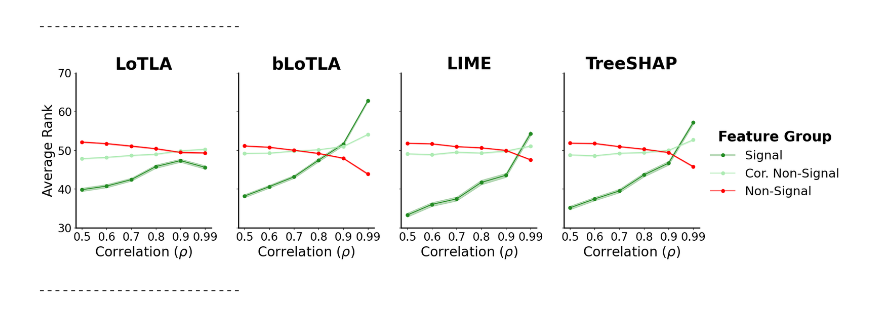
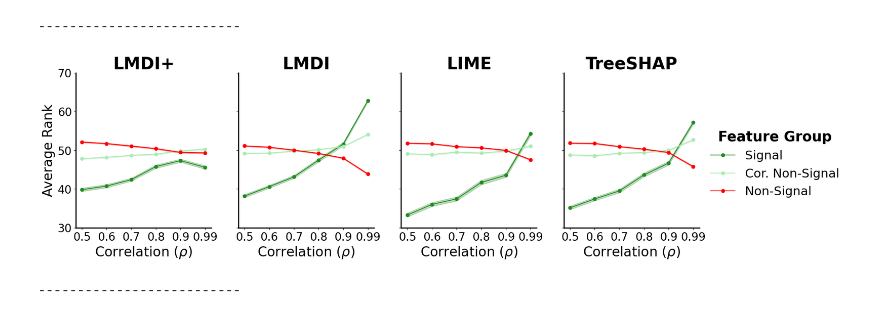
Before and after one commit to Yu-Group/imodels-experiments, a Jupyter notebook: feature_importance/correlation-bias/correlation.ipynb, the cells around one changed output. Drawn from its saved outputs; the diff is of its cells as text; code cells hidden in the pictures.

```diff
--- a/feature_importance/correlation-bias/correlation.ipynb
+++ b/feature_importance/correlation-bias/correlation.ipynb
@@ -106,8 +106,8 @@ for method in lfi_methods:
     gb_mean_results[method] = gb_group_results
 # %%
 # viz_methods = ['shap', 'nonl2_ranking', 'mdi']
-titles = {'shap': 'TreeSHAP', 'lime': 'LIME', 'lmdi_baseline': 'bLoTLA',
-          'elastic_nonnormed_nosquared_rank': 'LoTLA'}
+titles = {'shap': 'TreeSHAP', 'lime': 'LIME', 'lmdi_baseline': 'LMDI',
+          'elastic_nonnormed_nosquared_rank': 'LMDI+'}
 rf_plots = []
 for pve_idx in range(len([1])): #range(len(pves)):
     print("--------------------------")
@@ -149,34 +149,34 @@ for pve_idx in range(len([1])): #range(len(pves)):
                              rf_sd_results[lfi_methods[method_idx]]['nsig'][pve_idx, :],
                              rf_mean_results[lfi_methods[method_idx]]['nsig'][pve_idx, :] + \
                                  rf_sd_results[lfi_methods[method_idx]]['nsig'][pve_idx, :],
                                  color = 'red', alpha=0.3)
         # x-label and ticks will be in GB plots, so we remove x-label and ticks
         axs[method_idx].set_xlabel(r'Correlation ($\rho$)', fontsize=24)
         # x-axis ticks should be rho values
         axs[method_idx].set_xticks(range(len(rhos)), rhos)
         # make xaxis label big
         axs[method_idx].tick_params(axis='both', labelsize=20)
 
         # set y-axis ticks at 30, 40, 50, 60, 70
         if pves[pve_idx] == 0.1:
             axs[method_idx].set_yticks([30, 40, 50, 60, 70])
         else:
             axs[method_idx].set_yticks([10, 20, 30, 40, 50, 60, 70])
         # y-axis label should be Average Ranking
         if method_idx == 0:
             axs[method_idx].set_ylabel("Average Rank", fontsize=24)
         axs[method_idx].set_title(titles[lfi_methods[method_idx]], fontsize=30, fontweight='bold')
     title_font_properties = font_manager.FontProperties(weight='bold', size=25)
     plt.legend(title = "Feature Group", loc = "upper left", bbox_to_anchor=(1,0.7),
                fontsize=22, title_fontproperties = title_font_properties, frameon=False)
     # fig.text(0.06, 0.5, "RF Model", ha='center', va='center', rotation=90, fontsize=24, fontstyle='italic', fontweight='bold')
     rf_plots.append(plt.gcf())
     # plt.show()
     plt.savefig("images/bigger/correlation.png", format='png', bbox_inches='tight')
     plt.savefig("images/bigger/correlation.pdf", format='pdf', bbox_inches='tight')
 # %% [output]
 --------------------------
-[figure, old version]
+[figure, new version]
 # %%
 # viz_methods = ['shap', 'nonl2_ranking', 'mdi']
 titles = {'shap': 'TreeSHAP', 'lime': 'LIME', 'lmdi_baseline': 'LoTLA',
```
Also changed, not shown: 9 other files.
